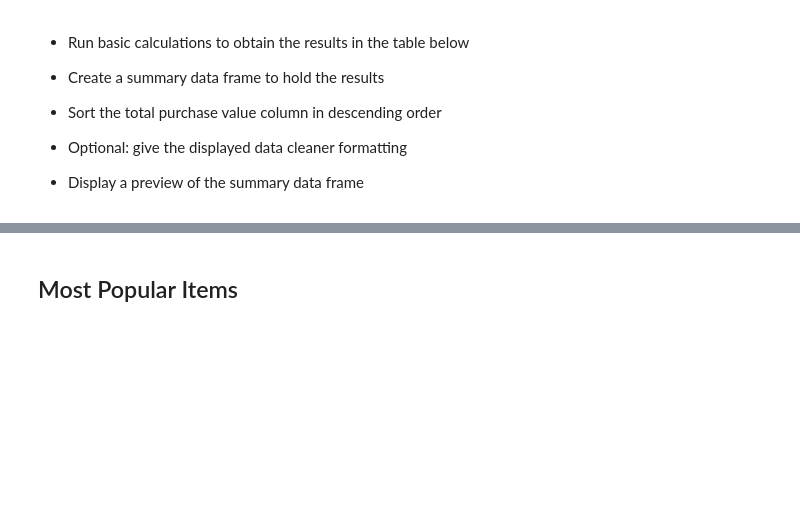
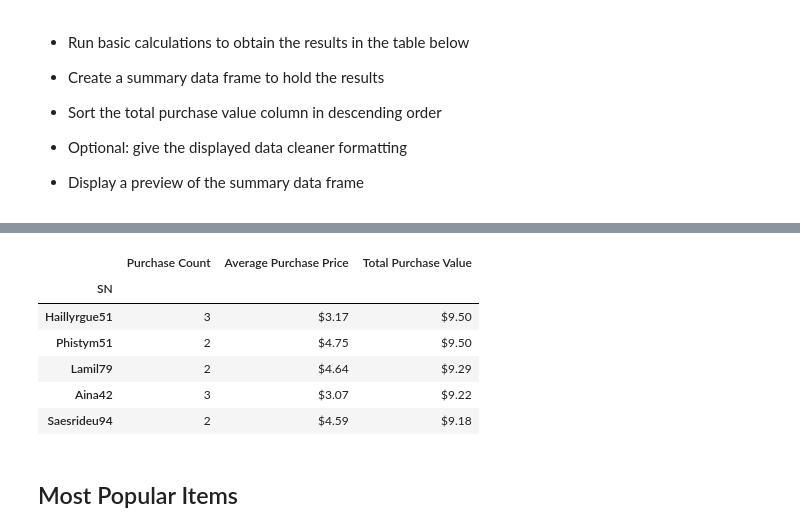
Before and after one commit to veronicahamilton88/pandas-challenge, a Jupyter notebook: HeroesOfPymoli/HeroesOfPymoli.ipynb, the cells around one changed output, grey strips where cells are left out. Saved outputs shown, nothing was run; the diff lists cells and outputs as text; code cells hidden in the pictures; blank space fills up the shorter version.

```diff
--- a/HeroesOfPymoli/HeroesOfPymoli.ipynb
+++ b/HeroesOfPymoli/HeroesOfPymoli.ipynb
@@ -201,3 +241,23 @@ TypeError: '<' not supported between instances of 'int' and 'str'
+# %%
+user_purchase_count = purchase_data.groupby("SN")["Item ID"].count()
+average_purchase_price_user = (purchase_data.groupby("SN")["Price"].mean()).map("${:.2f}".format)
+total_purchase_value_user = (purchase_data.groupby("SN")["Price"].sum()).map("${:.2f}".format)
+
+top_spenders_df = pd.DataFrame({"Purchase Count" : user_purchase_count,
+                                "Average Purchase Price" : average_purchase_price_user,
+                                "Total Purchase Value" : total_purchase_value_user})
+#### Get with Fred on this, why isn't sorting by Total Purchase Value working?
+top_spenders_sorted = top_spenders_df.sort_values(["Total Purchase Value"], ascending=False)
+
+top_spenders_sorted.head(5)
+# %% [output]
+|  | Purchase Count | Average Purchase Price | Total Purchase Value |
+| SN |  |  |  |
+| Haillyrgue51 | 3 | $3.17 | $9.50 |
+| Phistym51 | 2 | $4.75 | $9.50 |
+| Lamil79 | 2 | $4.64 | $9.29 |
+| Aina42 | 3 | $3.07 | $9.22 |
+| Saesrideu94 | 2 | $4.59 | $9.18 |
 # %% [markdown]
 ## Most Popular Items
 # %% [markdown]
```
Also changed, not shown: parts of 17 cells of this notebook.
